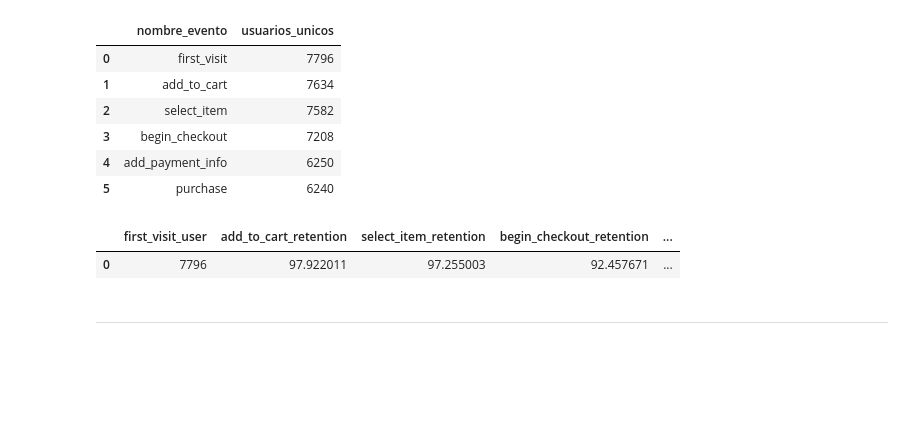
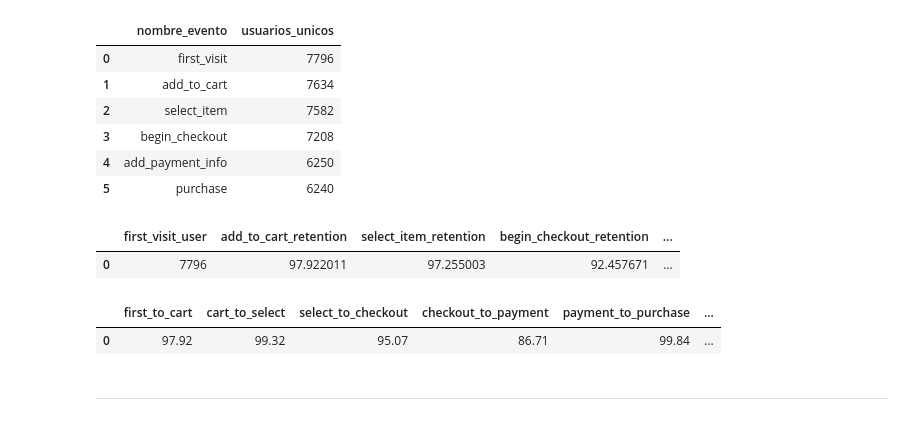
Before and after one commit to FithoGerardo/RappiPlus-Data-cleaning-and-analysis, a Jupyter notebook: notebooks/GerardoOlm-rappiplus_project.ipynb, the cells around one changed output. Saved outputs shown, nothing was run; the diff lists cells and outputs as text; code cells hidden in the pictures; blank space fills up the shorter version.

```diff
--- a/notebooks/GerardoOlm-rappiplus_project.ipynb
+++ b/notebooks/GerardoOlm-rappiplus_project.ipynb
@@ -946,6 +946,49 @@ conversion
 # %% [output]
 |  | first_visit_user | add_to_cart_retention | select_item_retention | begin_checkout_retention | ... |
 | 0 | 7796 | 97.922011 | 97.255003 | 92.457671 | ... |
+# %%
+# Conversión paso a paso
+query_conversion = '''
+WITH funnel AS (
+
+SELECT
+    COUNT(DISTINCT CASE WHEN nombre_evento = 'first_visit'
+        THEN id_usuario END) AS first_visit,
+
+    COUNT(DISTINCT CASE WHEN nombre_evento = 'add_to_cart'
+        THEN id_usuario END) AS add_to_cart,
+
+    COUNT(DISTINCT CASE WHEN nombre_evento = 'select_item'
+        THEN id_usuario END) AS select_item,
+
+    COUNT(DISTINCT CASE WHEN nombre_evento = 'begin_checkout'
+        THEN id_usuario END) AS begin_checkout,
+
+    COUNT(DISTINCT CASE WHEN nombre_evento = 'add_payment_info'
+        THEN id_usuario END) AS add_payment_info,
+
+    COUNT(DISTINCT CASE WHEN nombre_evento = 'purchase'
+        THEN id_usuario END) AS purchase
+
+FROM events
+
+)
+
+SELECT
+    ROUND(100.0 * add_to_cart / first_visit,2) AS first_to_cart,
+    ROUND(100.0 * select_item / add_to_cart,2) AS cart_to_select,
+    ROUND(100.0 * begin_checkout / select_item,2) AS select_to_checkout,
+    ROUND(100.0 * add_payment_info / begin_checkout,2) AS checkout_to_payment,
+    ROUND(100.0 * purchase / add_payment_info,2) AS payment_to_purchase,
+    ROUND(100.0 * purchase / first_visit,2) AS final_conversion
+FROM funnel;
+'''
+
+conversion = pd.read_sql(query_conversion, con=engine)
+conversion
+# %% [output]
+|  | first_to_cart | cart_to_select | select_to_checkout | checkout_to_payment | payment_to_purchase | ... |
+| 0 | 97.92 | 99.32 | 95.07 | 86.71 | 99.84 | ... |
 # %% [markdown]
 ---
 # %% [markdown]
```
